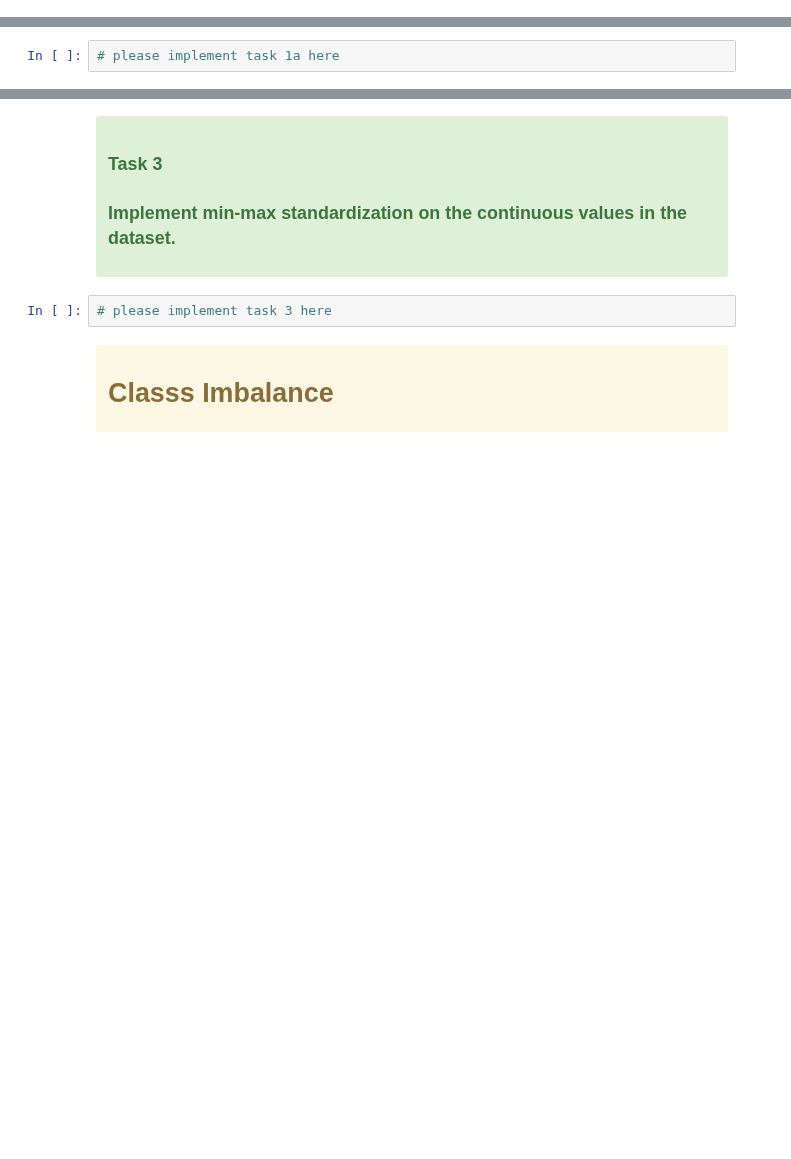
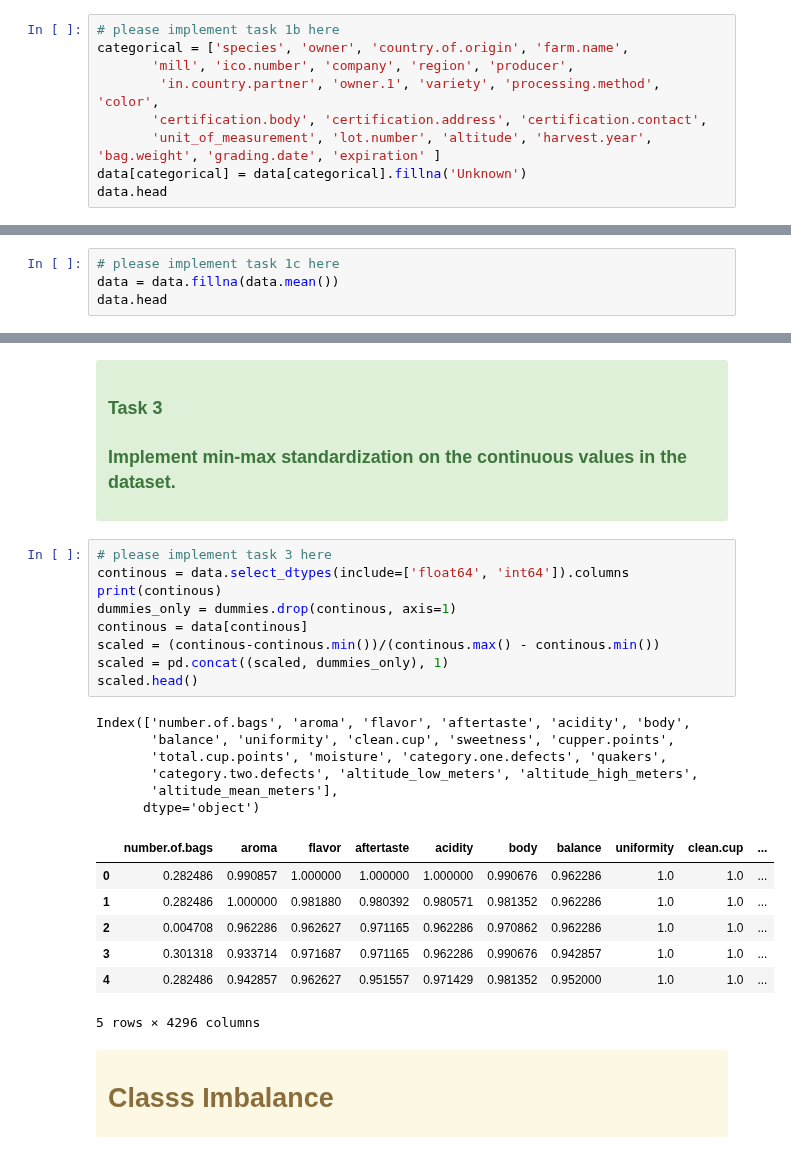
Before and after one commit to roastbread/Schoolnotebook, a Jupyter notebook: Datamining/Lab1_data exploration/lab1_data_exploration_nw.ipynb, the cells around one changed output, grey strips where cells are left out. Cells and saved outputs as stored; diff of their text form; blank space fills up the shorter version.

```diff
--- a/Datamining/Lab1_data exploration/lab1_data_exploration_nw.ipynb
+++ b/Datamining/Lab1_data exploration/lab1_data_exploration_nw.ipynb
@@ -116,0 +123,9 @@ memory usage: 449.9+ KB
+# %%
+# please implement task 1b here
+categorical = ['species', 'owner', 'country.of.origin', 'farm.name',
+       'mill', 'ico.number', 'company', 'region', 'producer',
+        'in.country.partner', 'owner.1', 'variety', 'processing.method', 'color',
+       'certification.body', 'certification.address', 'certification.contact',
+       'unit_of_measurement', 'lot.number', 'altitude', 'harvest.year', 'bag.weight', 'grading.date', 'expiration' ]
+data[categorical] = data[categorical].fillna('Unknown')
+data.head
@@ -117,2 +150,4 @@ memory usage: 449.9+ KB
 # %%
-# please implement task 1a here
+# please implement task 1c here
+data = data.fillna(data.mean())
+data.head
@@ -164,8 +233,29 @@ The most common technique to scale values is the min-max method. Here, we subtra
 
 
 </div>
-# %%
-# please implement task 3 here
+# %%
+# please implement task 3 here
+continous = data.select_dtypes(include=['float64', 'int64']).columns
+print(continous)
+dummies_only = dummies.drop(continous, axis=1)
+continous = data[continous]
+scaled = (continous-continous.min())/(continous.max() - continous.min())
+scaled = pd.concat((scaled, dummies_only), 1)
+scaled.head()
+# %% [output]
+Index(['number.of.bags', 'aroma', 'flavor', 'aftertaste', 'acidity', 'body',
+       'balance', 'uniformity', 'clean.cup', 'sweetness', 'cupper.points',
+       'total.cup.points', 'moisture', 'category.one.defects', 'quakers',
+       'category.two.defects', 'altitude_low_meters', 'altitude_high_meters',
+       'altitude_mean_meters'],
+      dtype='object')
+|  | number.of.bags | aroma | flavor | aftertaste | acidity | body | balance | uniformity | clean.cup | ... |
+| 0 | 0.282486 | 0.990857 | 1.000000 | 1.000000 | 1.000000 | 0.990676 | 0.962286 | 1.0 | 1.0 | ... |
+| 1 | 0.282486 | 1.000000 | 0.981880 | 0.980392 | 0.980571 | 0.981352 | 0.962286 | 1.0 | 1.0 | ... |
+| 2 | 0.004708 | 0.962286 | 0.962627 | 0.971165 | 0.962286 | 0.970862 | 0.962286 | 1.0 | 1.0 | ... |
+| 3 | 0.301318 | 0.933714 | 0.971687 | 0.971165 | 0.962286 | 0.990676 | 0.942857 | 1.0 | 1.0 | ... |
+| 4 | 0.282486 | 0.942857 | 0.962627 | 0.951557 | 0.971429 | 0.981352 | 0.952000 | 1.0 | 1.0 | ... |
+5 rows × 4296 columns
 # %% [markdown]
 <div class='alert alert-block alert-warning' style='font-size:150%'>
 
```
Also changed, not shown: parts of 14 cells of this notebook.
